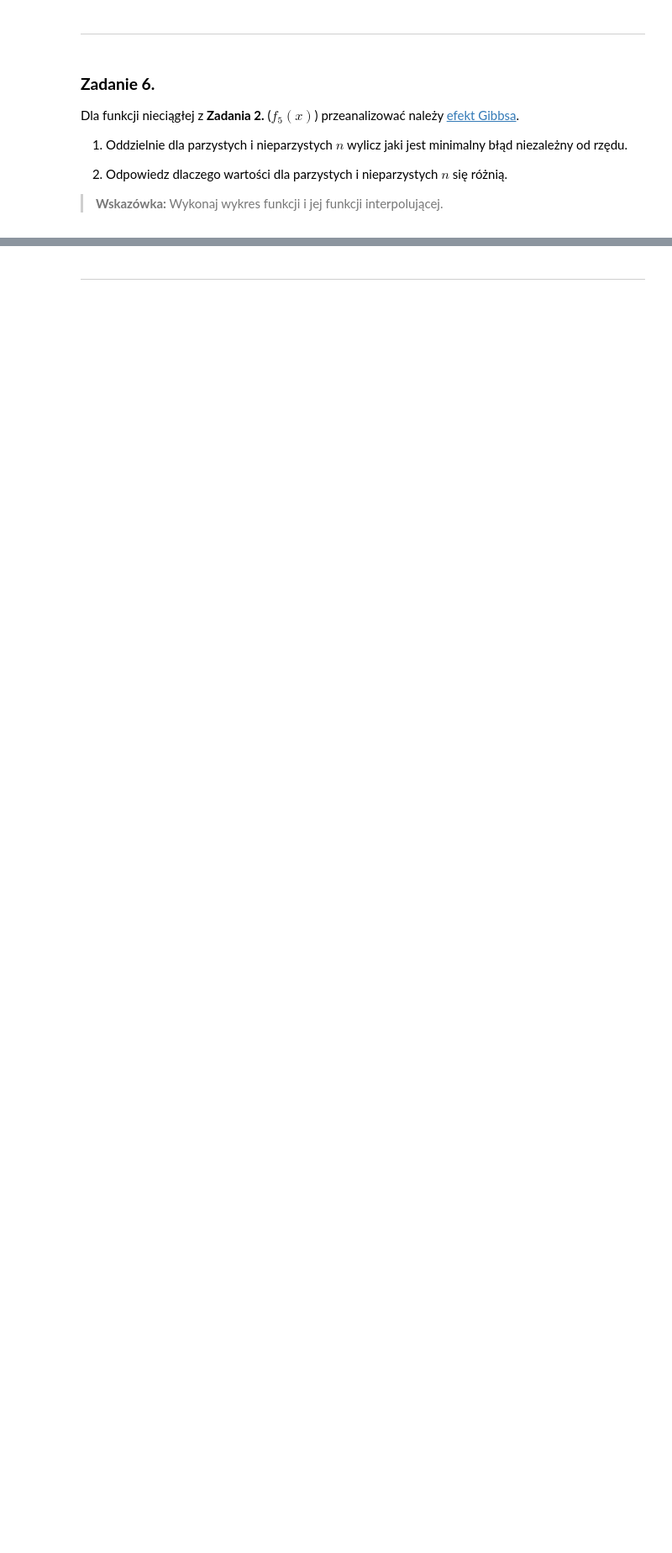
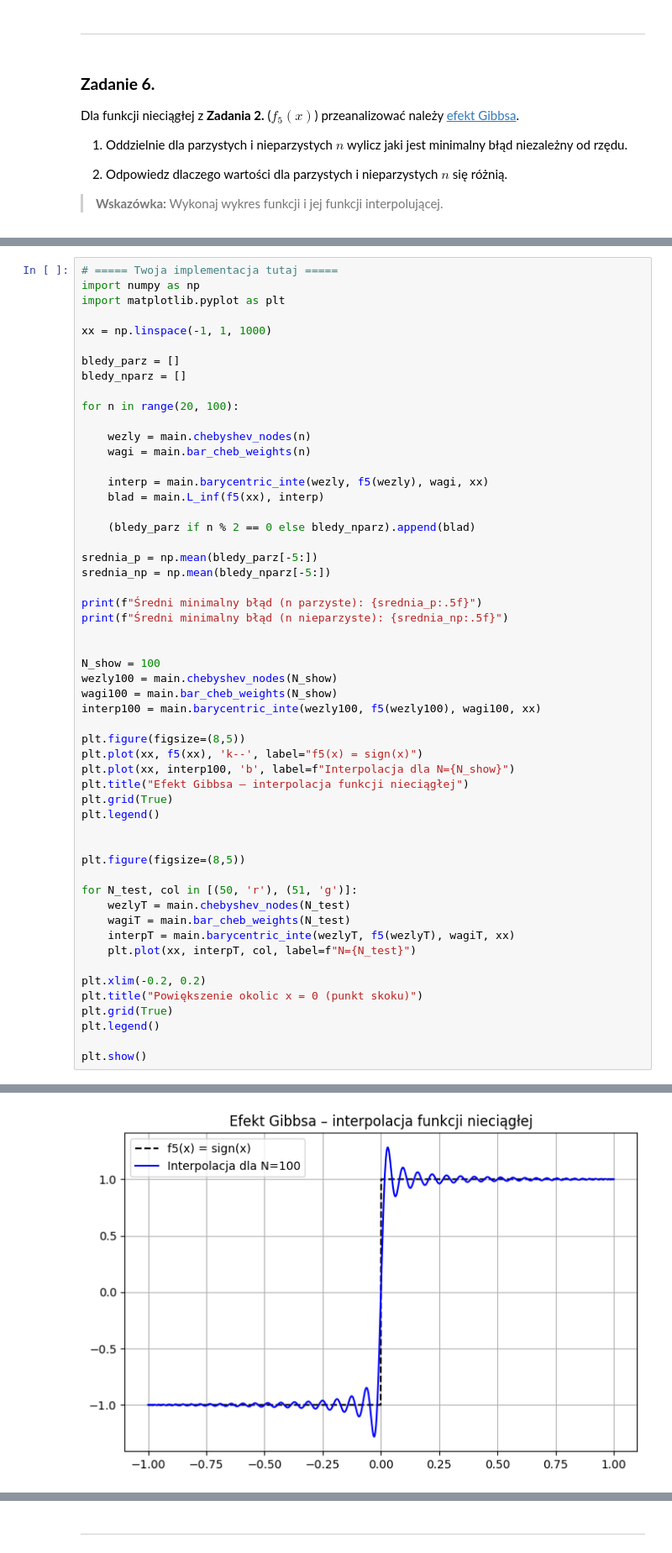
Before and after one commit to MN-KJ-2025/lab9-interpolacja-Jakub0071, a Jupyter notebook: sprawozdanie.ipynb, the cells around one changed output, grey strips where cells are left out. Shown: that part at 84% size. Cells and saved outputs as stored; diff of their text form; blank space fills up the shorter version.

```diff
--- a/sprawozdanie.ipynb
+++ b/sprawozdanie.ipynb
@@ -193,0 +299,55 @@ Dla funkcji nieciągłej z **Zadania 2.** ($f_5(x)$) przeanalizować należy [ef
+# %%
+# ===== Twoja implementacja tutaj =====
+import numpy as np
+import matplotlib.pyplot as plt
+
+xx = np.linspace(-1, 1, 1000)
+
+bledy_parz = []
+bledy_nparz = []
+
+for n in range(20, 100):
+
+    wezly = main.chebyshev_nodes(n)
+    wagi = main.bar_cheb_weights(n)
+
+    interp = main.barycentric_inte(wezly, f5(wezly), wagi, xx)
+    blad = main.L_inf(f5(xx), interp)
+
+    (bledy_parz if n % 2 == 0 else bledy_nparz).append(blad)
+
+srednia_p = np.mean(bledy_parz[-5:])
+srednia_np = np.mean(bledy_nparz[-5:])
+
+print(f"Średni minimalny błąd (n parzyste): {srednia_p:.5f}")
+print(f"Średni minimalny błąd (n nieparzyste): {srednia_np:.5f}")
+
+
+N_show = 100
+wezly100 = main.chebyshev_nodes(N_show)
+wagi100 = main.bar_cheb_weights(N_show)
+interp100 = main.barycentric_inte(wezly100, f5(wezly100), wagi100, xx)
+
+plt.figure(figsize=(8,5))
+plt.plot(xx, f5(xx), 'k--', label="f5(x) = sign(x)")
+plt.plot(xx, interp100, 'b', label=f"Interpolacja dla N={N_show}")
+plt.title("Efekt Gibbsa – interpolacja funkcji nieciągłej")
+plt.grid(True)
+plt.legend()
+
+
+plt.figure(figsize=(8,5))
+
+for N_test, col in [(50, 'r'), (51, 'g')]:
+    wezlyT = main.chebyshev_nodes(N_test)
+    wagiT = main.bar_cheb_weights(N_test)
+    interpT = main.barycentric_inte(wezlyT, f5(wezlyT), wagiT, xx)
+    plt.plot(xx, interpT, col, label=f"N={N_test}")
+
+plt.xlim(-0.2, 0.2)
+plt.title("Powiększenie okolic x = 0 (punkt skoku)")
+plt.grid(True)
+plt.legend()
+
+plt.show()
+# %% [output]
@@ -193,0 +356 @@ Dla funkcji nieciągłej z **Zadania 2.** ($f_5(x)$) przeanalizować należy [ef
+[figure, added]
```
Also changed, not shown: parts of 10 cells of this notebook.
